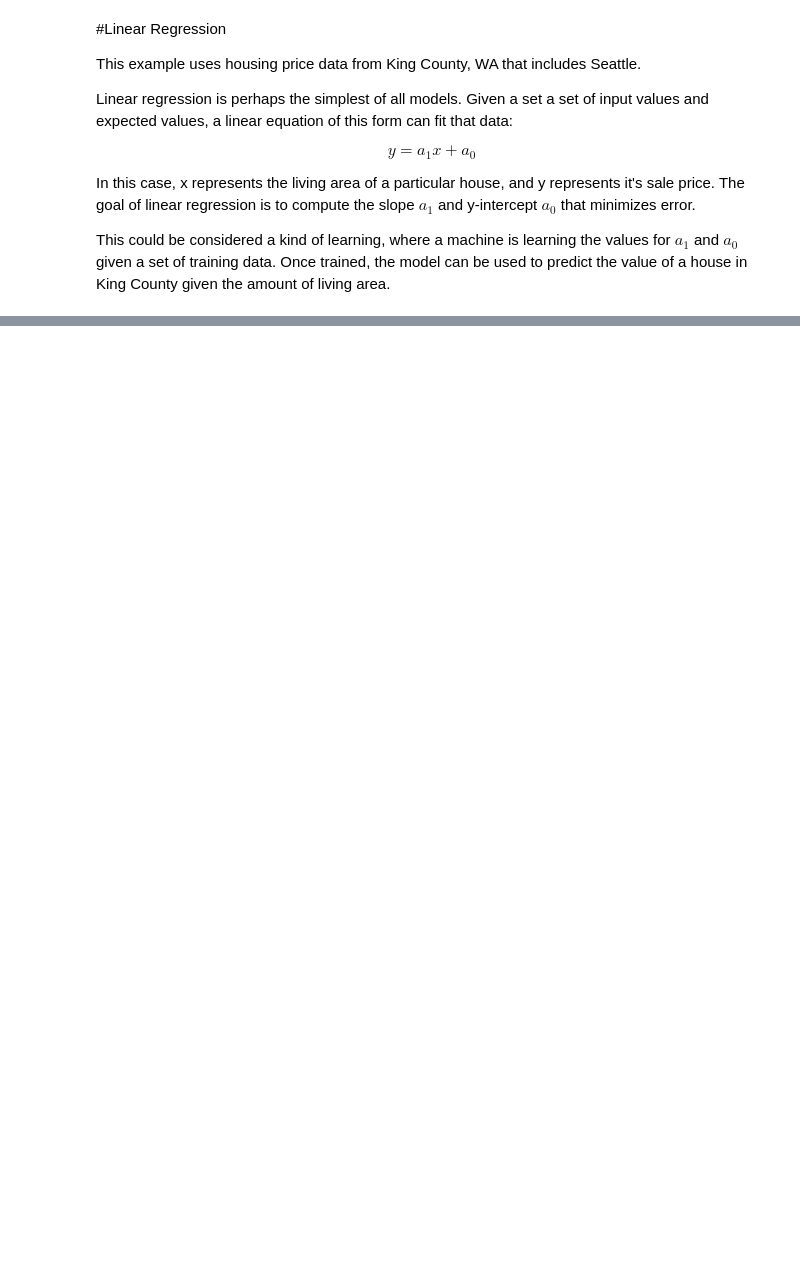
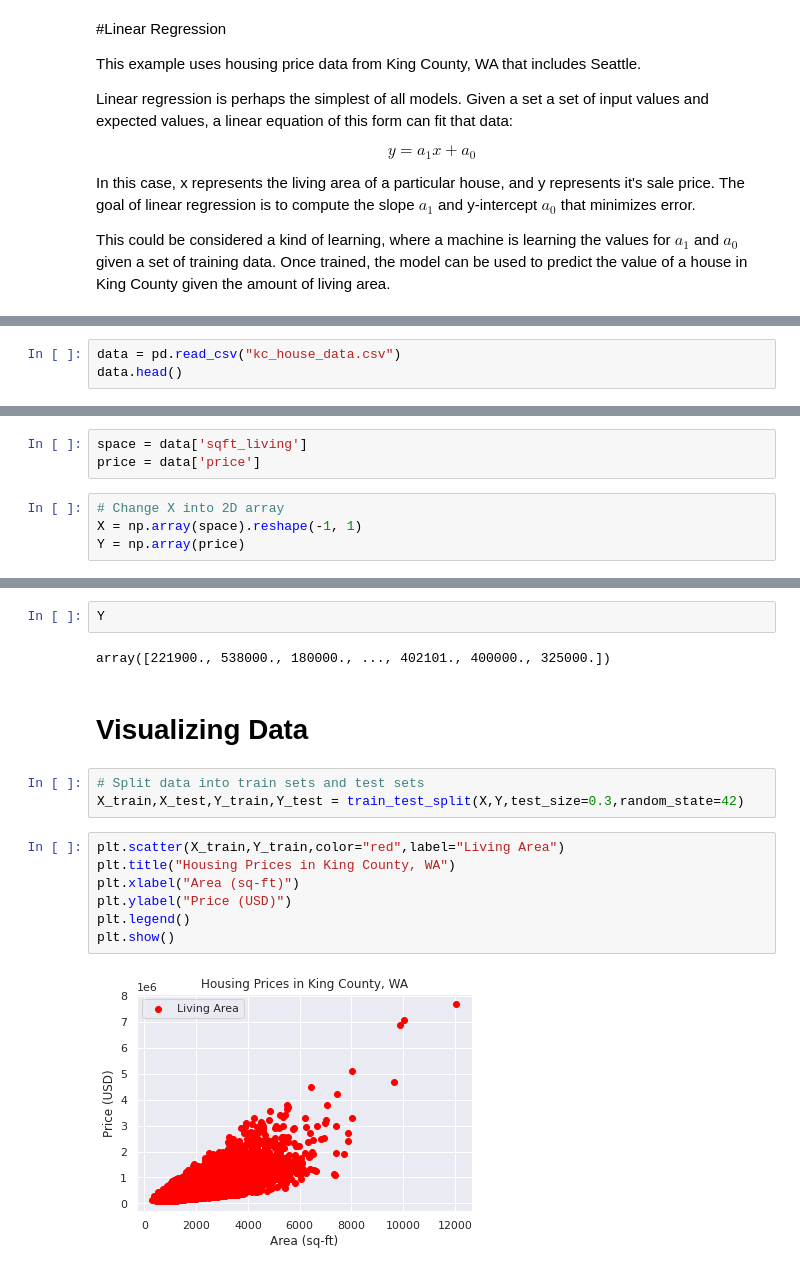
Before and after one commit to macruga/predictive-analytics, a Jupyter notebook: Housing_Prices.ipynb, the cells around one changed output, grey strips where cells are left out. Drawn from its saved outputs; the diff is of its cells as text; blank space fills up the shorter version.

```diff
--- a/Housing_Prices.ipynb
+++ b/Housing_Prices.ipynb
@@ -16,0 +41,3 @@ This could be considered a kind of learning, where a machine is learning the val
+# %%
+data = pd.read_csv("kc_house_data.csv")
+data.head()
@@ -16,0 +98,7 @@ This could be considered a kind of learning, where a machine is learning the val
+# %%
+space = data['sqft_living']
+price = data['price']
+# %%
+# Change X into 2D array
+X = np.array(space).reshape(-1, 1)
+Y = np.array(price)
@@ -16,0 +115,18 @@ This could be considered a kind of learning, where a machine is learning the val
+# %%
+Y
+# %% [output]
+array([221900., 538000., 180000., ..., 402101., 400000., 325000.])
+# %% [markdown]
+# Visualizing Data
+# %%
+# Split data into train sets and test sets
+X_train,X_test,Y_train,Y_test = train_test_split(X,Y,test_size=0.3,random_state=42)
+# %%
+plt.scatter(X_train,Y_train,color="red",label="Living Area")
+plt.title("Housing Prices in King County, WA")
+plt.xlabel("Area (sq-ft)")
+plt.ylabel("Price (USD)")
+plt.legend()
+plt.show()
+# %% [output]
+[figure, added]
```
Also changed, not shown: parts of 19 cells of this notebook.
